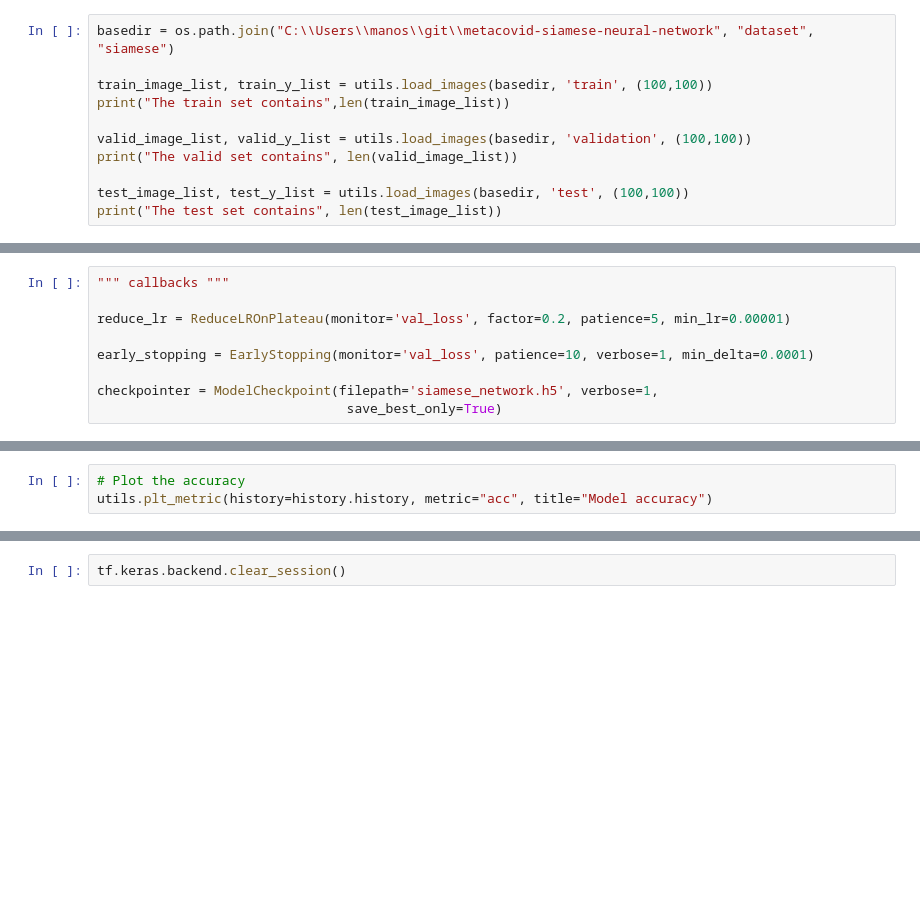
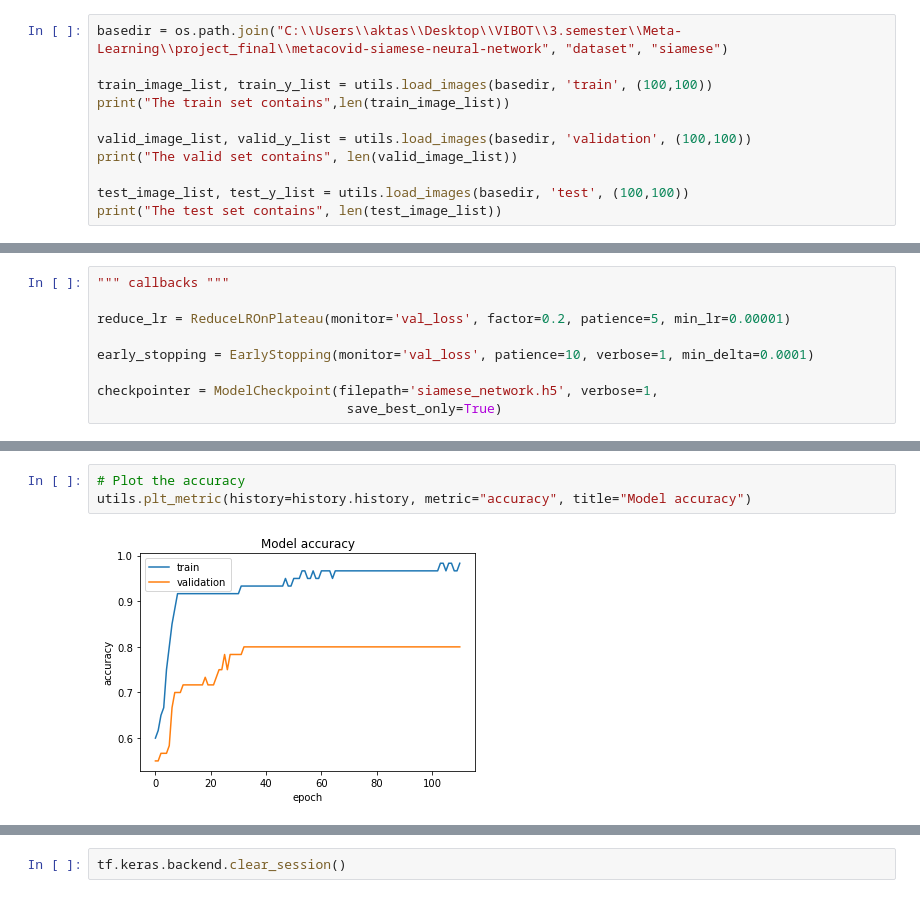
Before and after one commit to manos-mark/metacovid-siamese-neural-network, a Jupyter notebook: notebooks/Siamese - Manhattan - 10 shots - 3 ways/Siamese model.ipynb, the cells around one changed output, grey strips where cells are left out. Drawn from its saved outputs; the diff is of its cells as text; blank space fills up the shorter version.

```diff
--- a/notebooks/Siamese - Manhattan - 10 shots - 3 ways/Siamese model.ipynb
+++ b/notebooks/Siamese - Manhattan - 10 shots - 3 ways/Siamese model.ipynb
@@ -24,5 +29,5 @@ print('\t\u2022 Running on GPU' if tf.test.is_gpu_available() else '\t\u2022 GPU
 # %%
-basedir = os.path.join("C:\\Users\\manos\\git\\metacovid-siamese-neural-network", "dataset", "siamese")
+basedir = os.path.join("C:\\Users\\aktas\\Desktop\\VIBOT\\3.semester\\Meta-Learning\\project_final\\metacovid-siamese-neural-network", "dataset", "siamese")
 
 train_image_list, train_y_list = utils.load_images(basedir, 'train', (100,100))
 print("The train set contains",len(train_image_list))
@@ -105,6 +161,8 @@ history = siamese.fit([x_train_1, x_train_2],
 # %%
 # Plot the accuracy
-utils.plt_metric(history=history.history, metric="acc", title="Model accuracy")
+utils.plt_metric(history=history.history, metric="accuracy", title="Model accuracy")
+# %% [output]
+[figure, added]
 # %%
 # Plot the constrastive loss
 utils.plt_metric(history=history.history, metric="loss", title="Constrastive Loss")
```
Also changed, not shown: parts of 12 cells of this notebook, 2 other files.
